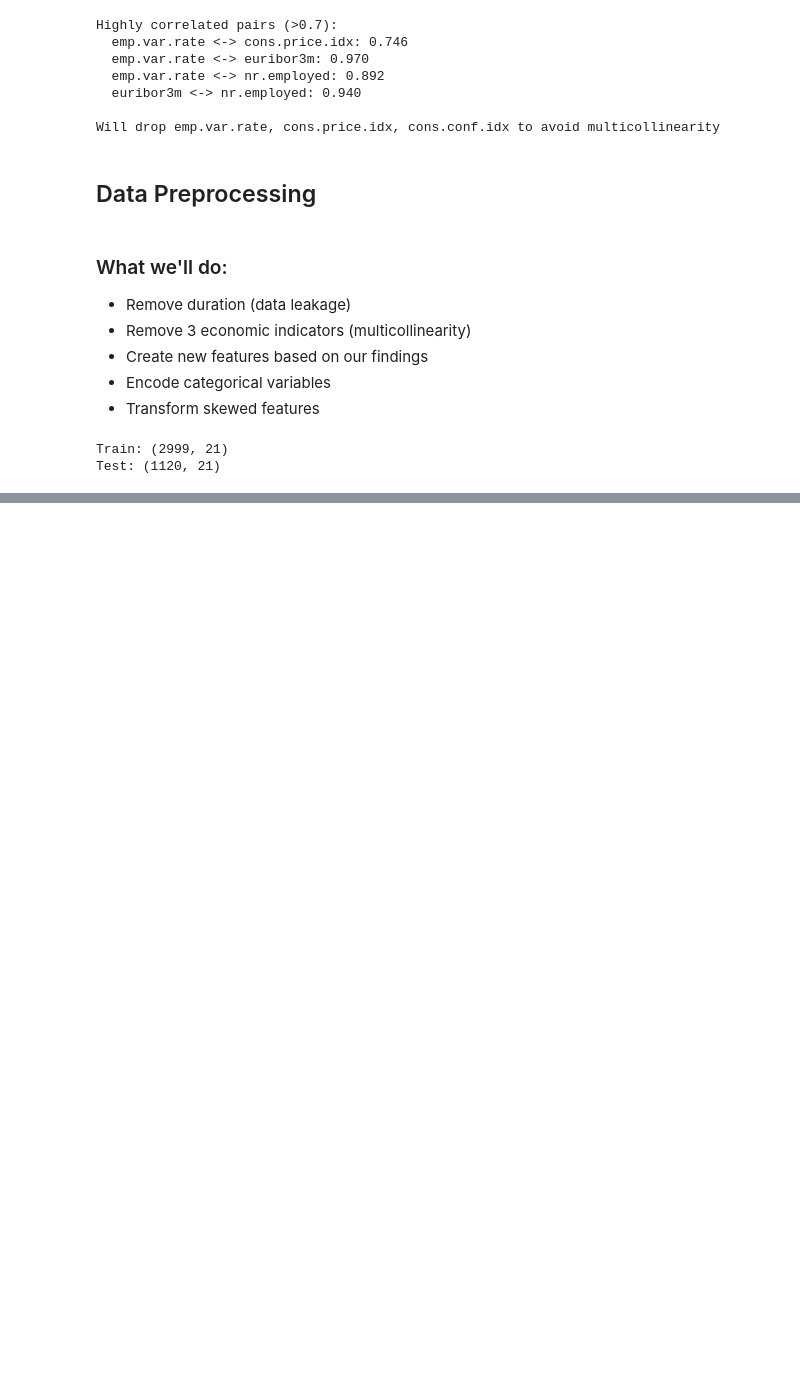
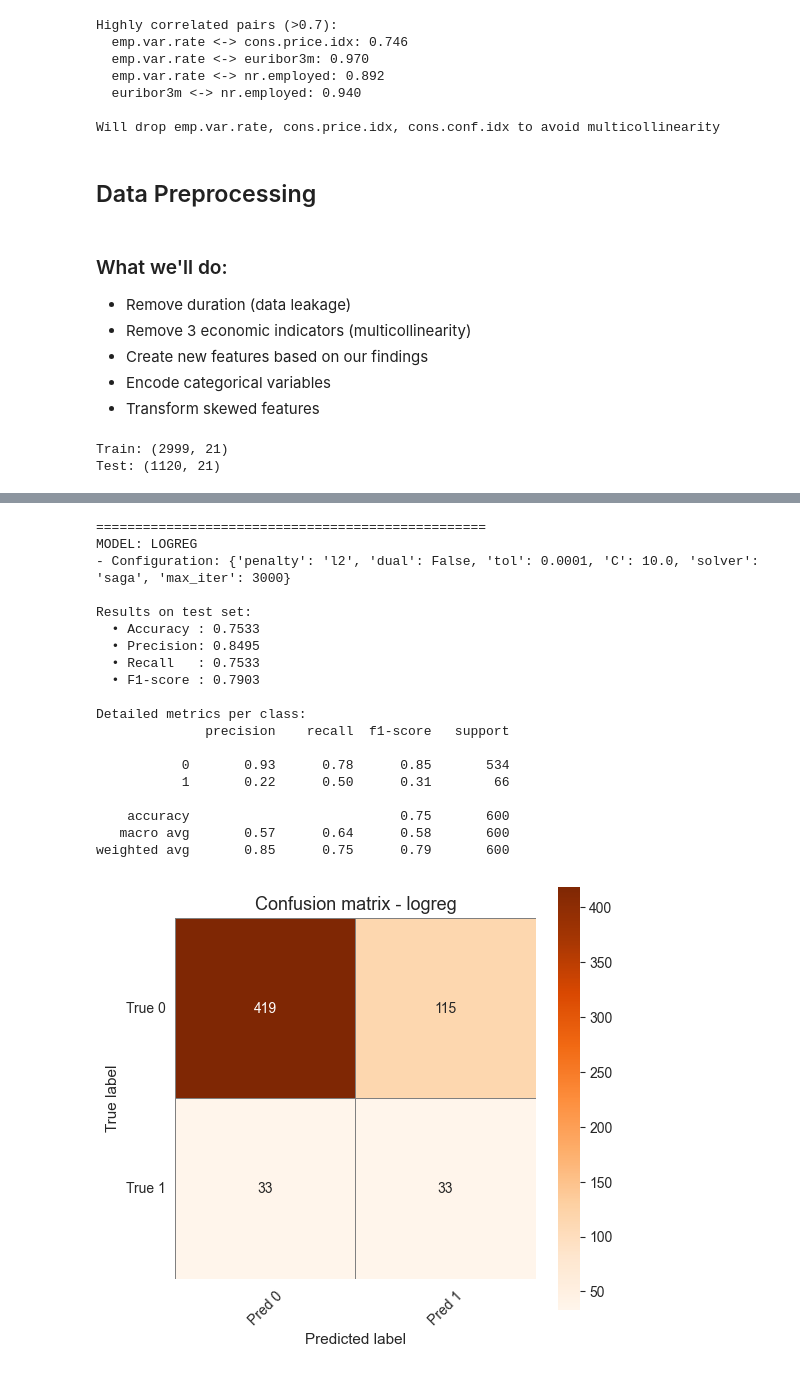
Before and after one commit to pnlong2706/data-mining, a Jupyter notebook: marketing_exploration_final.ipynb, the cells around one changed output, grey strips where cells are left out. Cells and saved outputs as stored; diff of their text form; code cells hidden in the pictures; blank space fills up the shorter version.

```diff
--- a/marketing_exploration_final.ipynb
+++ b/marketing_exploration_final.ipynb
@@ -857,0 +1117,23 @@ Expected impact:
+# %%
+ml.evaluate_model(ml.logreg, "logreg")
+# %% [output]
+==================================================
+MODEL: LOGREG
+- Configuration: {'penalty': 'l2', 'dual': False, 'tol': 0.0001, 'C': 10.0, 'solver': 'saga', 'max_iter': 3000}
+
+Results on test set:
+  • Accuracy : 0.7533
+  • Precision: 0.8495
+  • Recall   : 0.7533
+  • F1-score : 0.7903
+
+Detailed metrics per class:
+              precision    recall  f1-score   support
+
+           0       0.93      0.78      0.85       534
+           1       0.22      0.50      0.31        66
+
+    accuracy                           0.75       600
+   macro avg       0.57      0.64      0.58       600
+weighted avg       0.85      0.75      0.79       600
+[figure, added]
```
Also changed, not shown: parts of 45 cells of this notebook, 2 other files.
